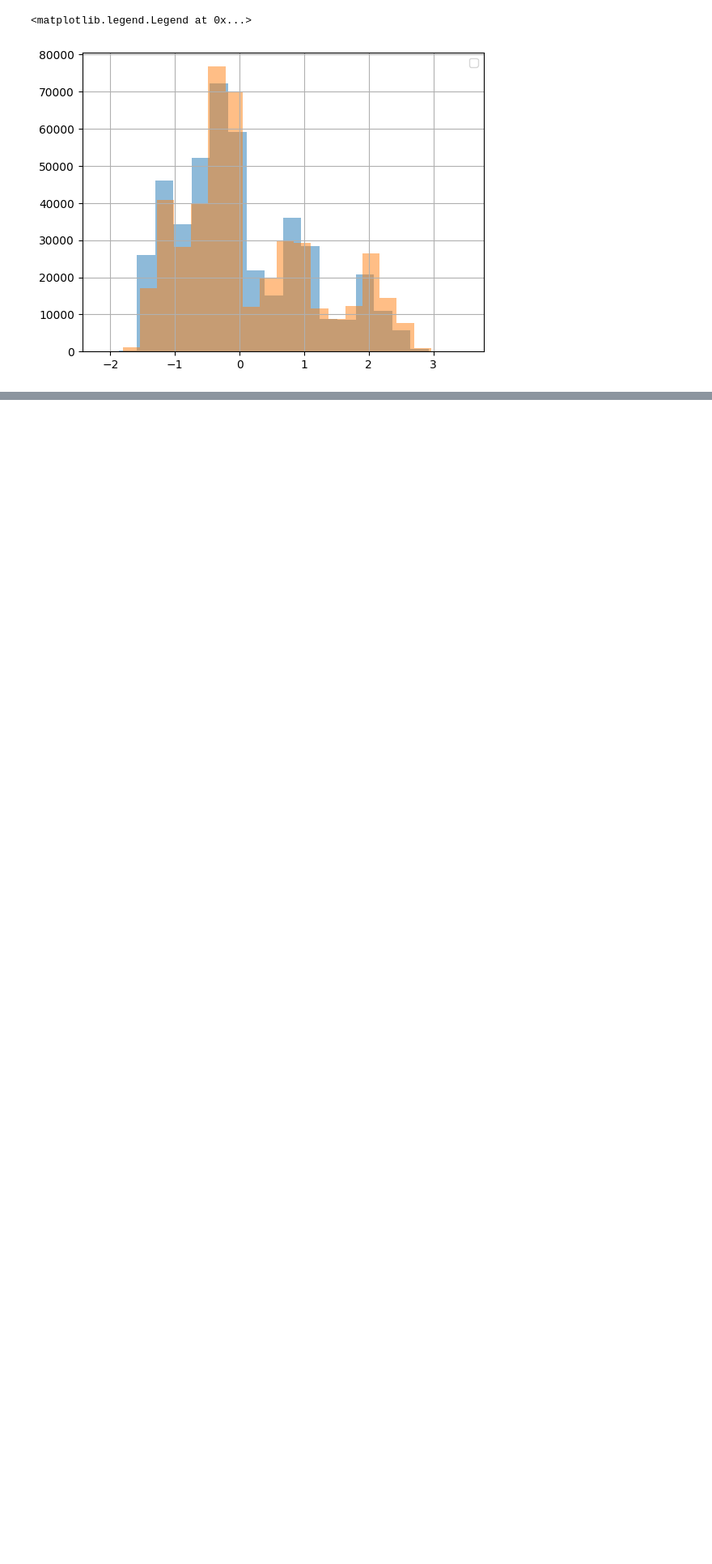
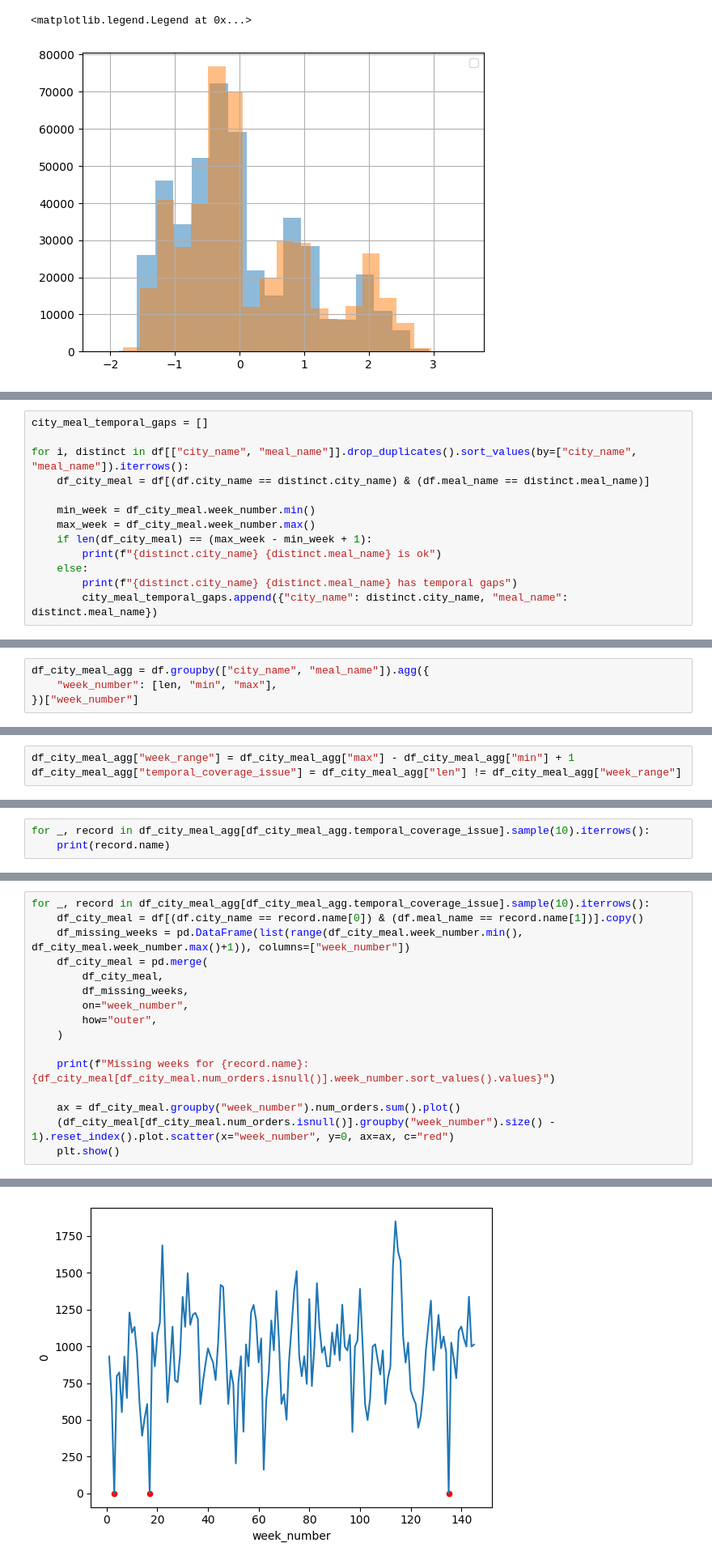
Before and after one commit to zazencodes/ml-quest-1-demand-forecasting, a Jupyter notebook: notebooks/1_explore_clean.ipynb, the cells around one changed output, grey strips where cells are left out. Shown at 81% size. Cells and saved outputs as stored; diff of their text form; blank space fills up the shorter version.

Commit message:
Add bonus section on temporal coverage

```diff
--- a/notebooks/1_explore_clean.ipynb
+++ b/notebooks/1_explore_clean.ipynb
@@ -833,0 +858,13 @@ plt.legend()
+# %%
+city_meal_temporal_gaps = []
+
+for i, distinct in df[["city_name", "meal_name"]].drop_duplicates().sort_values(by=["city_name", "meal_name"]).iterrows():
+    df_city_meal = df[(df.city_name == distinct.city_name) & (df.meal_name == distinct.meal_name)]
+
+    min_week = df_city_meal.week_number.min()
+    max_week = df_city_meal.week_number.max()
+    if len(df_city_meal) == (max_week - min_week + 1):
+        print(f"{distinct.city_name} {distinct.meal_name} is ok")
+    else:
+        print(f"{distinct.city_name} {distinct.meal_name} has temporal gaps")
+        city_meal_temporal_gaps.append({"city_name": distinct.city_name, "meal_name": distinct.meal_name})
@@ -833,0 +893,4 @@ plt.legend()
+# %%
+df_city_meal_agg = df.groupby(["city_name", "meal_name"]).agg({
+    "week_number": [len, "min", "max"],
+})["week_number"]
@@ -833,0 +914,3 @@ plt.legend()
+# %%
+df_city_meal_agg["week_range"] = df_city_meal_agg["max"] - df_city_meal_agg["min"] + 1
+df_city_meal_agg["temporal_coverage_issue"] = df_city_meal_agg["len"] != df_city_meal_agg["week_range"]
@@ -833,0 +938,3 @@ plt.legend()
+# %%
+for _, record in df_city_meal_agg[df_city_meal_agg.temporal_coverage_issue].sample(10).iterrows():
+    print(record.name)
@@ -833,0 +952,17 @@ plt.legend()
+# %%
+for _, record in df_city_meal_agg[df_city_meal_agg.temporal_coverage_issue].sample(10).iterrows():
+    df_city_meal = df[(df.city_name == record.name[0]) & (df.meal_name == record.name[1])].copy()
+    df_missing_weeks = pd.DataFrame(list(range(df_city_meal.week_number.min(), df_city_meal.week_number.max()+1)), columns=["week_number"])
+    df_city_meal = pd.merge(
+        df_city_meal,
+        df_missing_weeks,
+        on="week_number",
+        how="outer",
+    )
+
+    print(f"Missing weeks for {record.name}: {df_city_meal[df_city_meal.num_orders.isnull()].week_number.sort_values().values}")
+
+    ax = df_city_meal.groupby("week_number").num_orders.sum().plot()
+    (df_city_meal[df_city_meal.num_orders.isnull()].groupby("week_number").size() - 1).reset_index().plot.scatter(x="week_number", y=0, ax=ax, c="red")
+    plt.show()
+# %% [output]
@@ -833,0 +970 @@ plt.legend()
+[figure, added]
```
Also changed, not shown: parts of 19 cells of this notebook.
